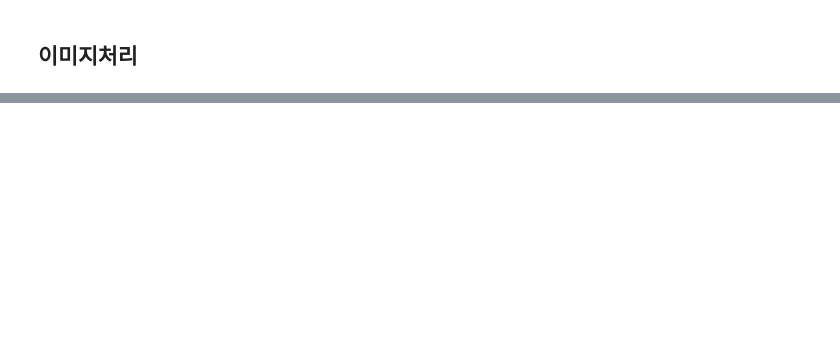
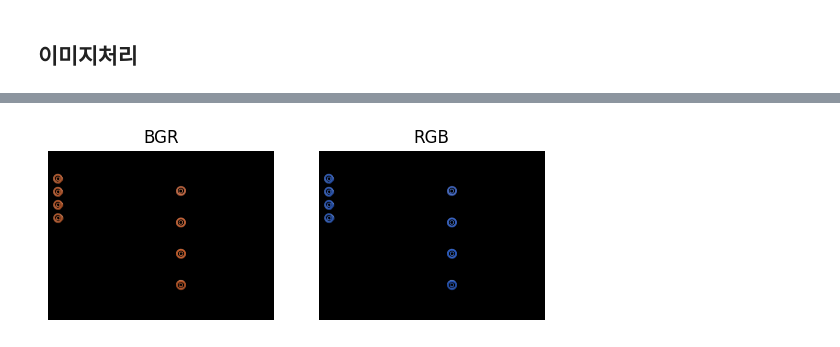
Before and after one commit to bsw1658/korch2507, a Jupyter notebook: py06_my.ipynb, the cells around one changed output, grey strips where cells are left out. Drawn from its saved outputs; the diff is of its cells as text; code cells hidden in the pictures; blank space fills up the shorter version.

```diff
--- a/py06_my.ipynb
+++ b/py06_my.ipynb
@@ -59,0 +70,31 @@ plt.show()
+# %%
+import cv2
+import numpy as np
+import matplotlib.pyplot as plt
+
+# 1. numpy로 즉석 이미지 생성
+img = cv2.imread('C:/BSW/KakaoTalk_20250714_150803239.jpg')
+
+hsv_img = cv2.cvtColor(img, cv2.COLOR_BGR2HSV)
+# 파란색 범위를 정의(HSV)
+lower_blue = np.array([100,100,100])
+upper_blue = np.array([140,255,255])
+
+# 마스크
+mask = cv2.inRange(hsv_img, lower_blue, upper_blue)
+blue_region = cv2.bitwise_and(img,img, mask = mask) # 원본에다가 원본 마스킹
+blue_region_rgb = cv2.cvtColor(blue_region, cv2.COLOR_BGR2RGB)
+
+
+plt.subplot(1,2,1)
+plt.imshow(blue_region)
+plt.title("BGR")
+plt.axis('off')
+
+plt.subplot(1,2,2)
+plt.imshow(blue_region_rgb)
+plt.title("RGB")
+plt.axis('off')
+plt.show()
+# %% [output]
+[figure, added]
```
Also changed, not shown: parts of 8 cells of this notebook, 3 other files.
